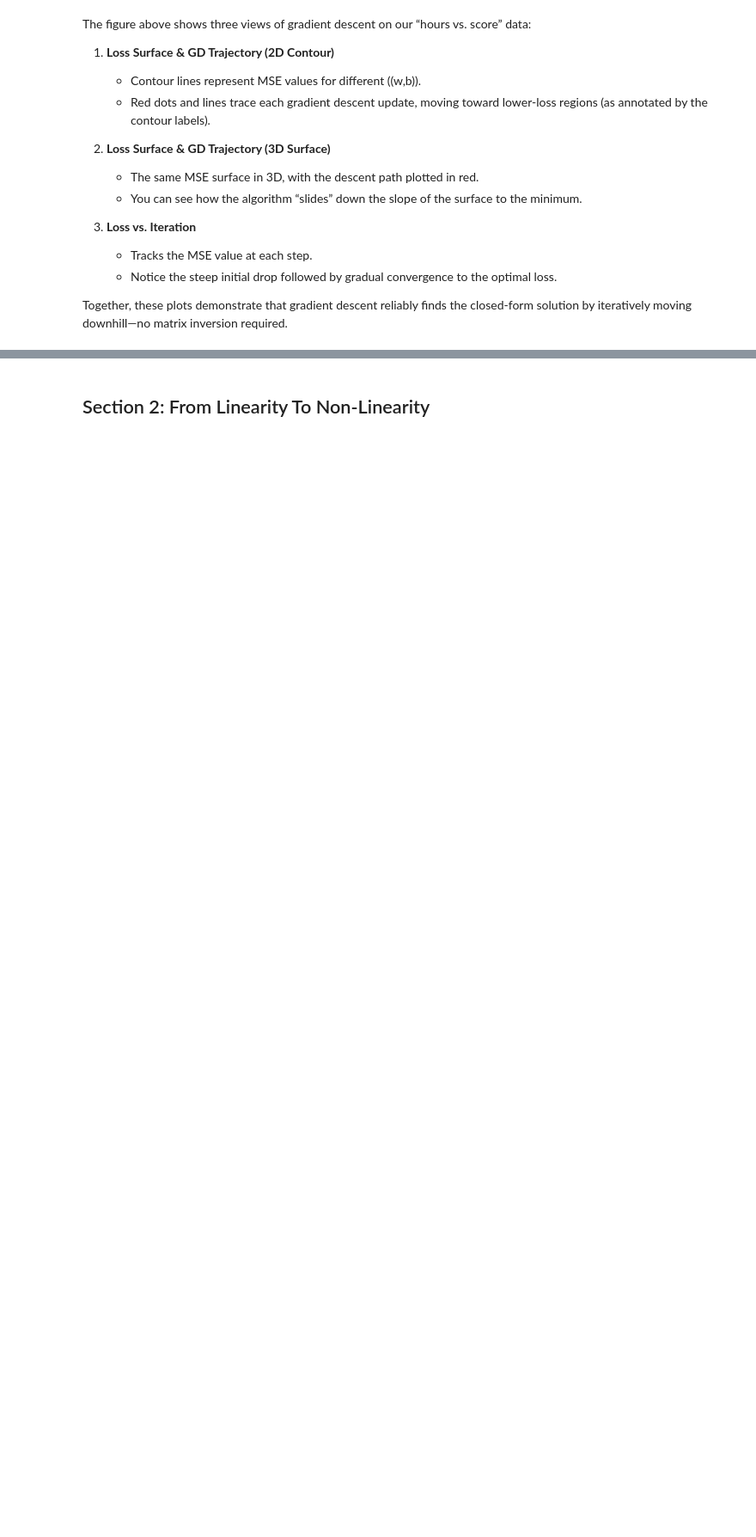
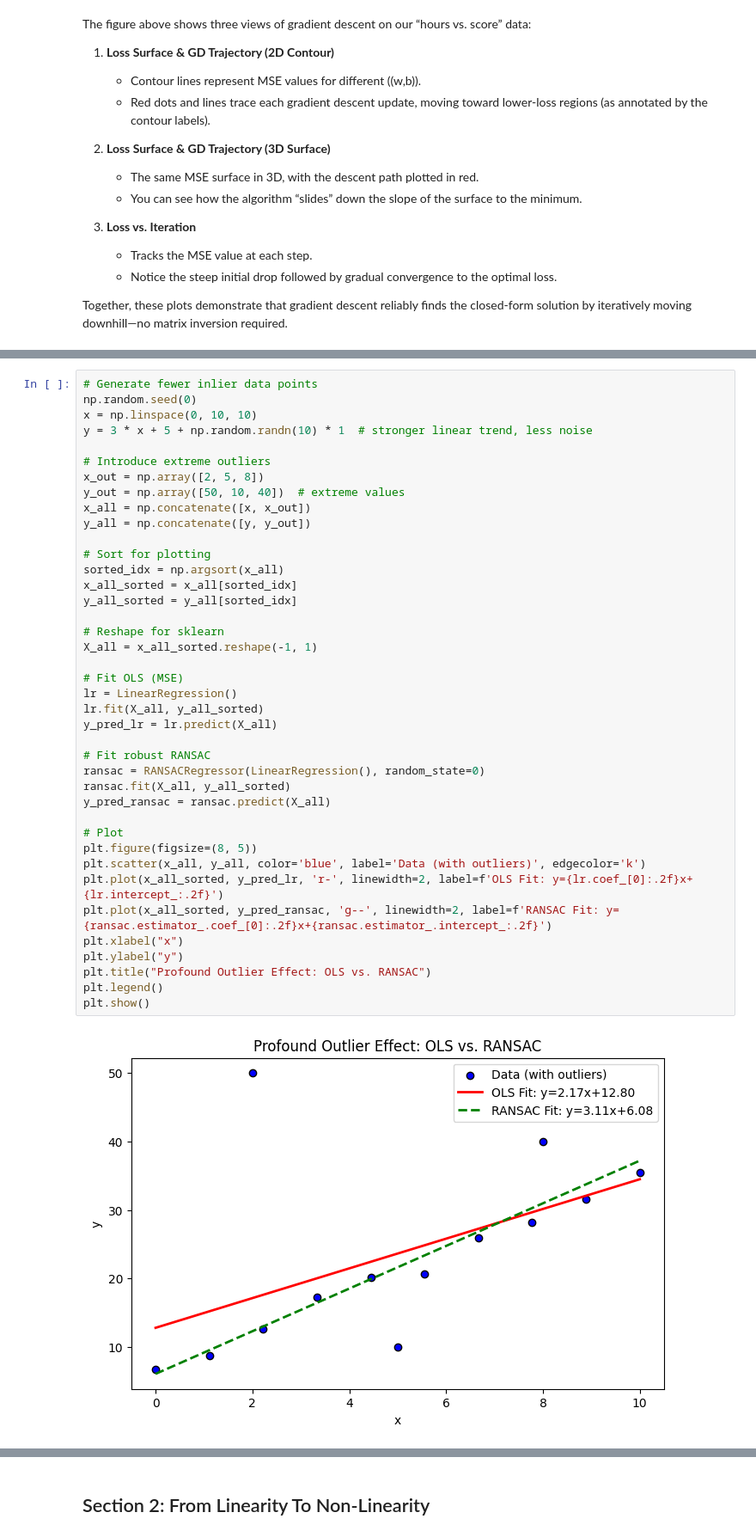
Before and after one commit to MIC-Laboratory/NN-LLM-Journey, a Jupyter notebook: week01/lab01.ipynb, the cells around one changed output, grey strips where cells are left out. Shown at 86% size. Saved outputs shown, nothing was run; the diff lists cells and outputs as text; blank space fills up the shorter version.

```diff
--- a/week01/lab01.ipynb
+++ b/week01/lab01.ipynb
@@ -529,0 +644,42 @@ Together, these plots demonstrate that gradient descent reliably finds the close
+# %%
+# Generate fewer inlier data points
+np.random.seed(0)
+x = np.linspace(0, 10, 10)
+y = 3 * x + 5 + np.random.randn(10) * 1  # stronger linear trend, less noise
+
+# Introduce extreme outliers
+x_out = np.array([2, 5, 8])
+y_out = np.array([50, 10, 40])  # extreme values
+x_all = np.concatenate([x, x_out])
+y_all = np.concatenate([y, y_out])
+
+# Sort for plotting
+sorted_idx = np.argsort(x_all)
+x_all_sorted = x_all[sorted_idx]
+y_all_sorted = y_all[sorted_idx]
+
+# Reshape for sklearn
+X_all = x_all_sorted.reshape(-1, 1)
+
+# Fit OLS (MSE)
+lr = LinearRegression()
+lr.fit(X_all, y_all_sorted)
+y_pred_lr = lr.predict(X_all)
+
+# Fit robust RANSAC
+ransac = RANSACRegressor(LinearRegression(), random_state=0)
+ransac.fit(X_all, y_all_sorted)
+y_pred_ransac = ransac.predict(X_all)
+
+# Plot
+plt.figure(figsize=(8, 5))
+plt.scatter(x_all, y_all, color='blue', label='Data (with outliers)', edgecolor='k')
+plt.plot(x_all_sorted, y_pred_lr, 'r-', linewidth=2, label=f'OLS Fit: y={lr.coef_[0]:.2f}x+{lr.intercept_:.2f}')
+plt.plot(x_all_sorted, y_pred_ransac, 'g--', linewidth=2, label=f'RANSAC Fit: y={ransac.estimator_.coef_[0]:.2f}x+{ransac.estimator_.intercept_:.2f}')
+plt.xlabel("x")
+plt.ylabel("y")
+plt.title("Profound Outlier Effect: OLS vs. RANSAC")
+plt.legend()
+plt.show()
+# %% [output]
+[figure, added]
```
Also changed, not shown: parts of 16 cells of this notebook.
